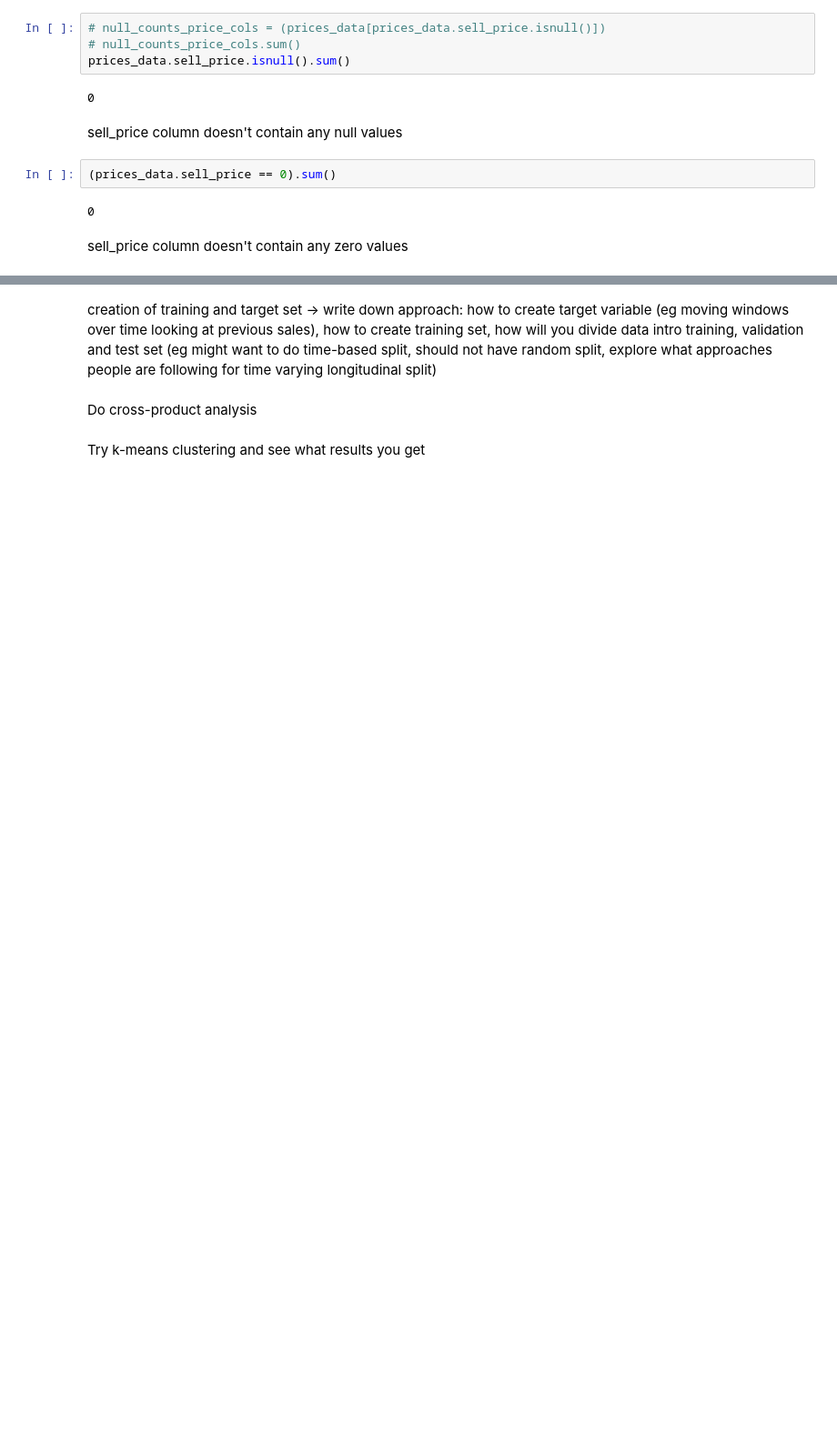
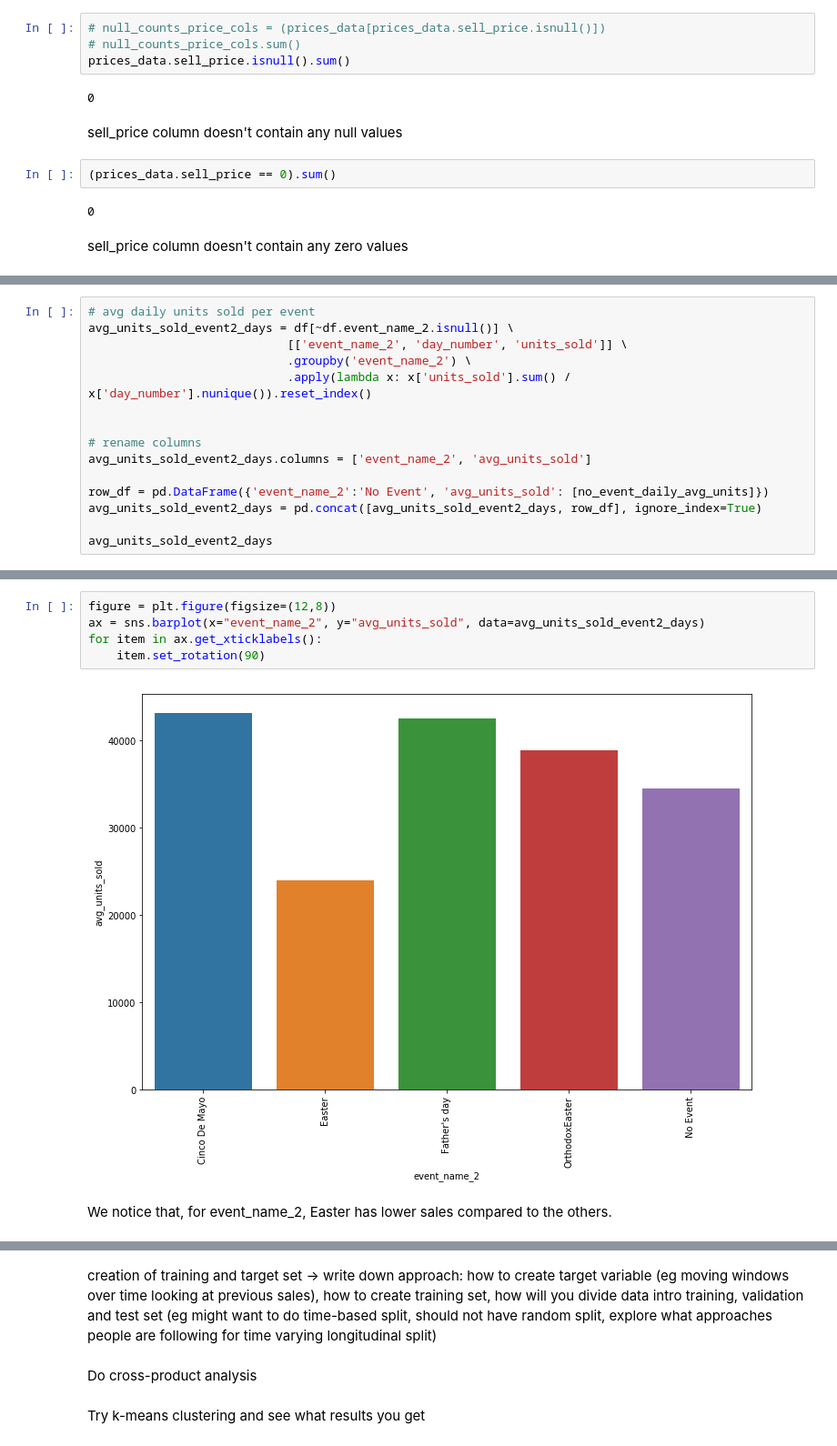
Before and after one commit to atabas/M5-Forecasting-Accuracy, a Jupyter notebook: 1-EDA.ipynb, the cells around one changed output, grey strips where cells are left out. Shown: that part at 91% size. Cells and saved outputs as stored; diff of their text form; blank space fills up the shorter version.

```diff
--- a/1-EDA.ipynb
+++ b/1-EDA.ipynb
@@ -261,0 +578,15 @@ sell_price column doesn't contain any zero values
+# %%
+# avg daily units sold per event
+avg_units_sold_event2_days = df[~df.event_name_2.isnull()] \
+                            [['event_name_2', 'day_number', 'units_sold']] \
+                            .groupby('event_name_2') \
+                            .apply(lambda x: x['units_sold'].sum() / x['day_number'].nunique()).reset_index()
+
+
+# rename columns
+avg_units_sold_event2_days.columns = ['event_name_2', 'avg_units_sold']
+
+row_df = pd.DataFrame({'event_name_2':'No Event', 'avg_units_sold': [no_event_daily_avg_units]})
+avg_units_sold_event2_days = pd.concat([avg_units_sold_event2_days, row_df], ignore_index=True)
+
+avg_units_sold_event2_days
@@ -261,0 +600,9 @@ sell_price column doesn't contain any zero values
+# %%
+figure = plt.figure(figsize=(12,8))
+ax = sns.barplot(x="event_name_2", y="avg_units_sold", data=avg_units_sold_event2_days)
+for item in ax.get_xticklabels():
+    item.set_rotation(90)
+# %% [output]
+[figure, added]
+# %% [markdown]
+We notice that, for event_name_2, Easter has lower sales compared to the others.
```
Also changed, not shown: parts of 48 cells of this notebook.
